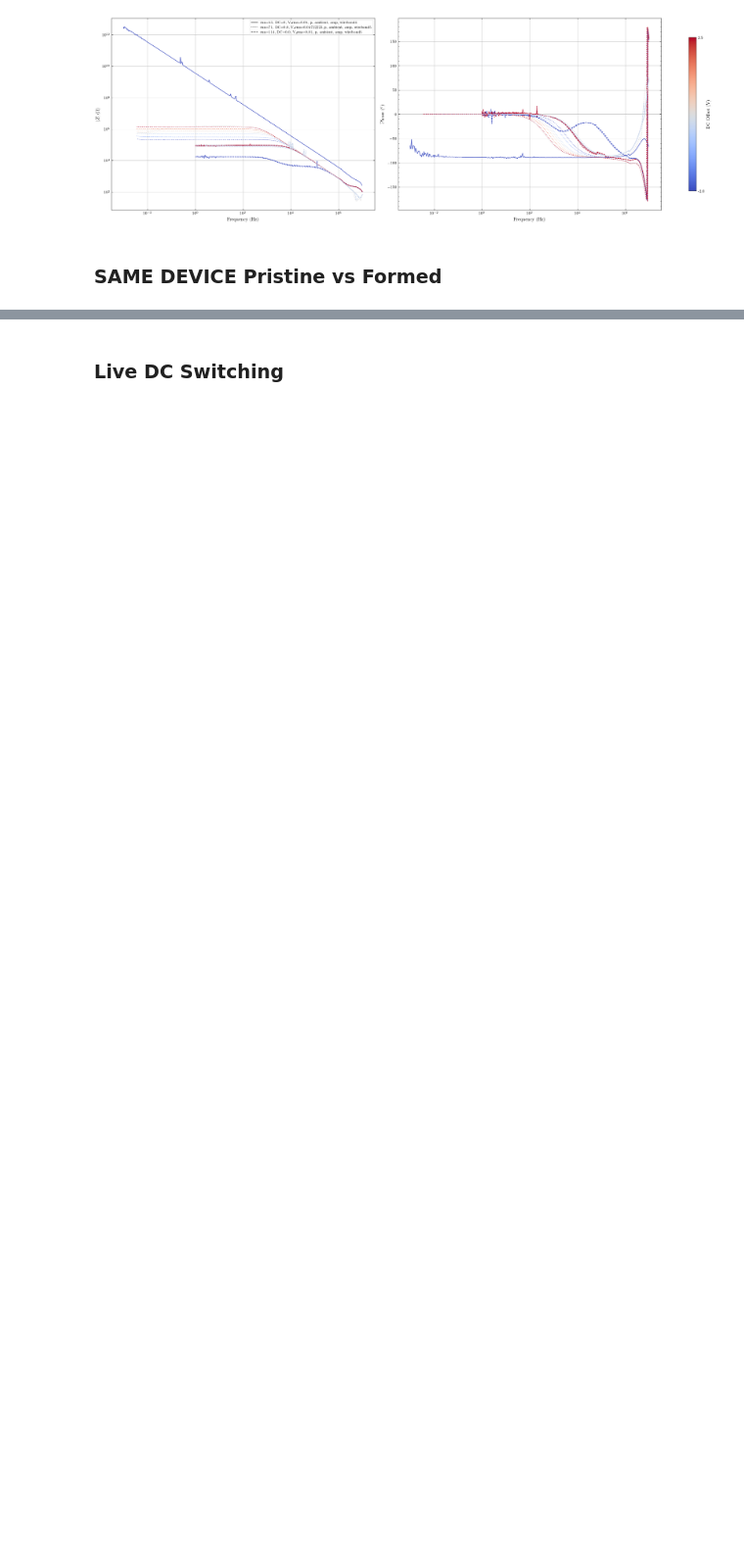
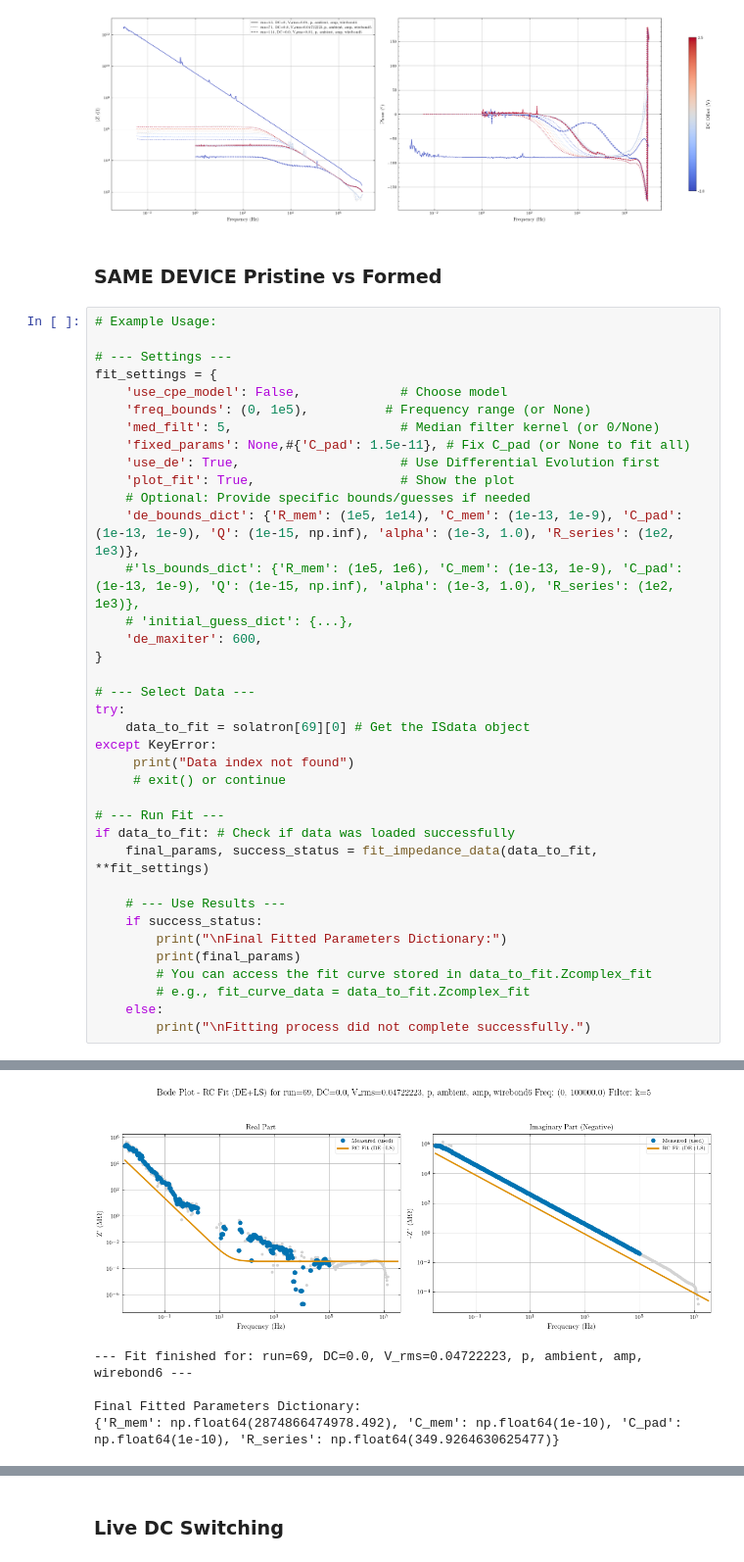
Before and after one commit to hc3413/IS_Analysis, a Jupyter notebook: IS_Analysis_solatron.ipynb, the cells around one changed output, grey strips where cells are left out. Shown at 98% size. Cells and saved outputs as stored; diff of their text form; blank space fills up the shorter version.

Commit message:
fitting function for RC and CPE

```diff
--- a/IS_Analysis_solatron.ipynb
+++ b/IS_Analysis_solatron.ipynb
@@ -197,3 +198,41 @@ fig_list.append((fig, plot_filename, plot_title, notes))
 [figure]
 # %% [markdown]
 ### SAME DEVICE Pristine vs Formed
+# %%
+# Example Usage:
+
+# --- Settings ---
+fit_settings = {
+    'use_cpe_model': False,             # Choose model
+    'freq_bounds': (0, 1e5),          # Frequency range (or None)
+    'med_filt': 5,                      # Median filter kernel (or 0/None)
+    'fixed_params': None,#{'C_pad': 1.5e-11}, # Fix C_pad (or None to fit all)
+    'use_de': True,                     # Use Differential Evolution first
+    'plot_fit': True,                   # Show the plot
+    # Optional: Provide specific bounds/guesses if needed
+    'de_bounds_dict': {'R_mem': (1e5, 1e14), 'C_mem': (1e-13, 1e-9), 'C_pad': (1e-13, 1e-9), 'Q': (1e-15, np.inf), 'alpha': (1e-3, 1.0), 'R_series': (1e2, 1e3)},
+    #'ls_bounds_dict': {'R_mem': (1e5, 1e6), 'C_mem': (1e-13, 1e-9), 'C_pad': (1e-13, 1e-9), 'Q': (1e-15, np.inf), 'alpha': (1e-3, 1.0), 'R_series': (1e2, 1e3)},
+    # 'initial_guess_dict': {...},
+    'de_maxiter': 600,
+}
+
+# --- Select Data ---
+try:
+    data_to_fit = solatron[69][0] # Get the ISdata object
+except KeyError:
+     print("Data index not found")
+     # exit() or continue
+
+# --- Run Fit ---
+if data_to_fit: # Check if data was loaded successfully
+    final_params, success_status = fit_impedance_data(data_to_fit, **fit_settings)
+
+    # --- Use Results ---
+    if success_status:
+        print("\nFinal Fitted Parameters Dictionary:")
+        print(final_params)
+        # You can access the fit curve stored in data_to_fit.Zcomplex_fit
+        # e.g., fit_curve_data = data_to_fit.Zcomplex_fit
+    else:
+        print("\nFitting process did not complete successfully.")
+# %% [output]
@@ -200,2 +259,7 @@ fig_list.append((fig, plot_filename, plot_title, notes))
+[figure, added]
+--- Fit finished for: run=69, DC=0.0, V_rms=0.04722223, p, ambient, amp, wirebond6 ---
+
+Final Fitted Parameters Dictionary:
+{'R_mem': np.float64(2874866474978.492), 'C_mem': np.float64(1e-10), 'C_pad': np.float64(1e-10), 'R_series': np.float64(349.9264630625477)}
 # %%
 # Select data
```
Also changed, not shown: parts of 5 cells of this notebook, 4 other files.
